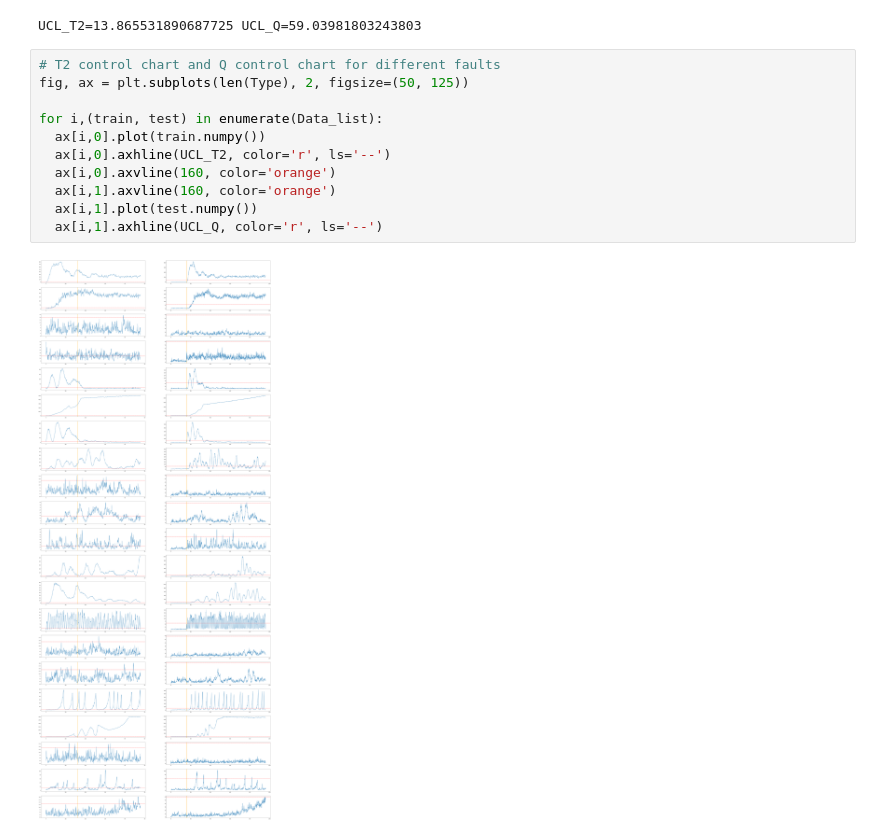
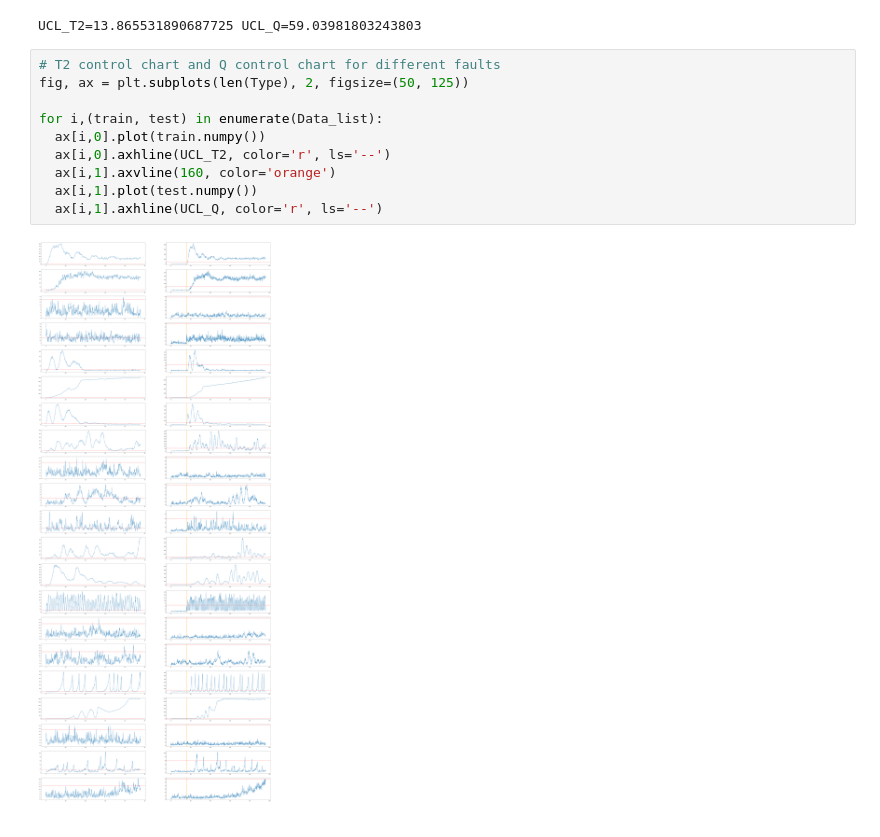
Before and after one commit to phantom-balance/TEP, a Jupyter notebook: TEP_PCA.ipynb, the cells around one changed output. Saved outputs shown, nothing was run; the diff lists cells and outputs as text.

```diff
--- a/TEP_PCA.ipynb
+++ b/TEP_PCA.ipynb
@@ -46,13 +46,12 @@ UCL_T2=13.865531890687725 UCL_Q=59.03981803243803
 # %%
 # T2 control chart and Q control chart for different faults
 fig, ax = plt.subplots(len(Type), 2, figsize=(50, 125))
 
 for i,(train, test) in enumerate(Data_list):
   ax[i,0].plot(train.numpy())
   ax[i,0].axhline(UCL_T2, color='r', ls='--')
-  ax[i,0].axvline(160, color='orange')
   ax[i,1].axvline(160, color='orange')
   ax[i,1].plot(test.numpy())
   ax[i,1].axhline(UCL_Q, color='r', ls='--')
 # %% [output]
-[figure, old version]
+[figure, new version]
```
Also changed, not shown: parts of 1 cell of this notebook.
